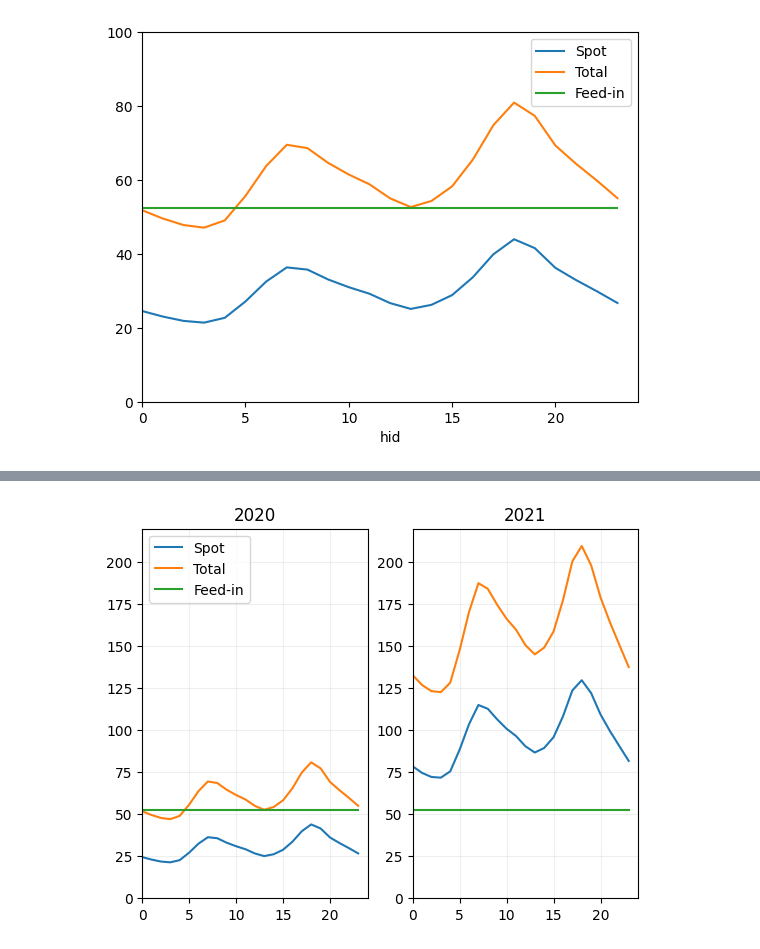
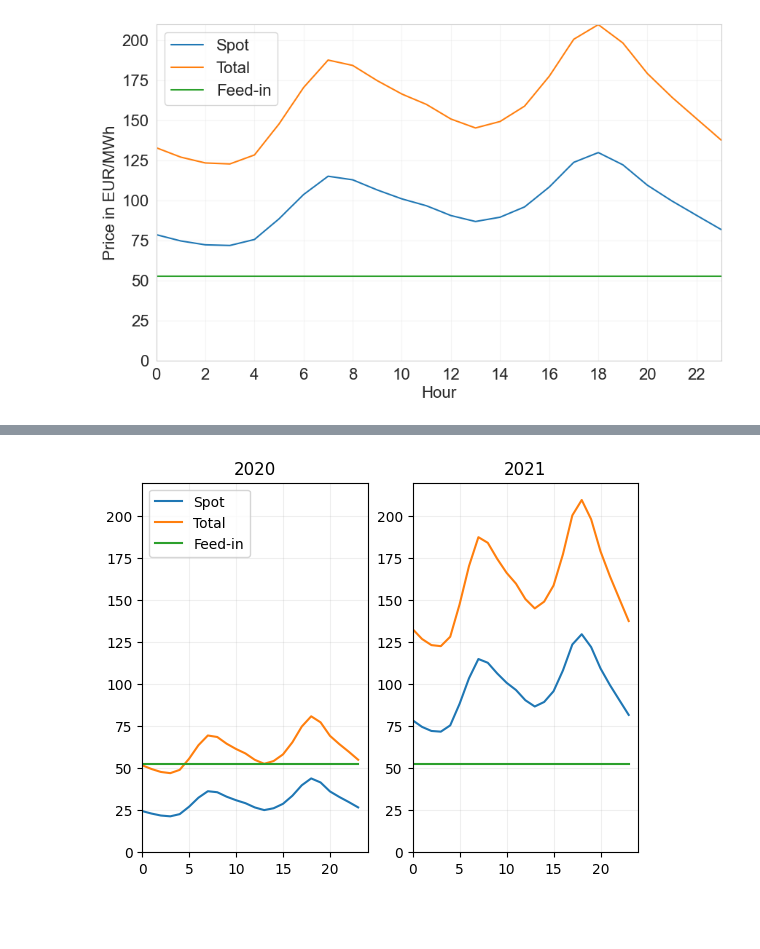
Before and after one commit to EnzoCording/FleetRL, a Jupyter notebook: src/FleetRL/eda.ipynb, the cells around one changed output, grey strips where cells are left out. Drawn from its saved outputs; the diff is of its cells as text; code cells hidden in the pictures; blank space fills up the shorter version.

```diff
--- a/src/FleetRL/eda.ipynb
+++ b/src/FleetRL/eda.ipynb
@@ -26,12 +26,18 @@ plt.show()
 # %%
-spot_mean_per_hour = spot_2020.groupby("hid")[spot_2020.columns[1]].mean()
+plt.figure(figsize=(10,6))
+spot_mean_per_hour = spot_2021.groupby("hid")[spot_2021.columns[1]].mean()
 total_mean_per_hour = (spot_mean_per_hour + 10) * 1.5
 spot_mean_per_hour.plot()
 total_mean_per_hour.plot()
-plt.xlim([0, 24])
-plt.ylim([0, 100])
+plt.xlim([0, 23])
+plt.xticks(range(24)[::2])
+plt.ylim([0, 210])
 plt.plot(np.ones(24)*52.5)
+plt.grid(alpha=0.2)
 plt.legend(["Spot", "Total", "Feed-in"])
+plt.ylabel("Price in EUR/MWh")
+plt.xlabel("Hour")
+plt.savefig("spot_21_pv.pdf")
 plt.show()
 # %% [output]
-[figure, old version]
+[figure, new version]
```
Also changed, not shown: parts of 4 cells of this notebook, 6 other files.
